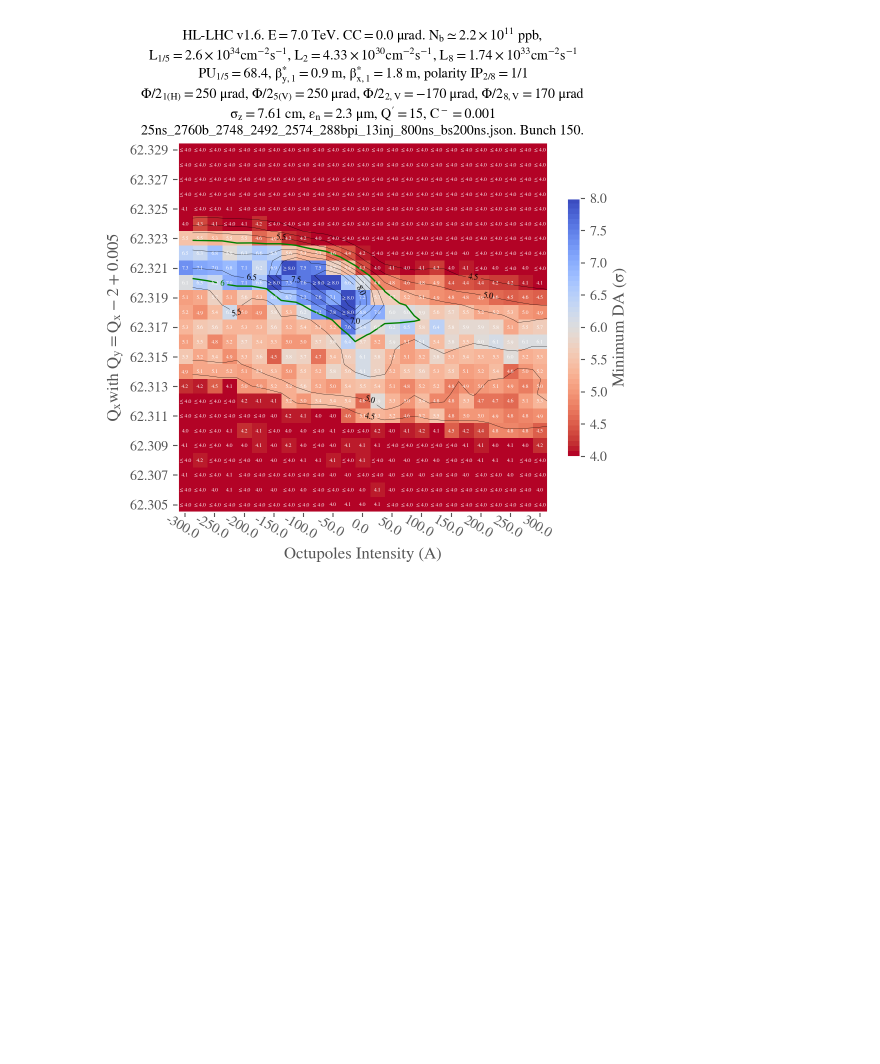
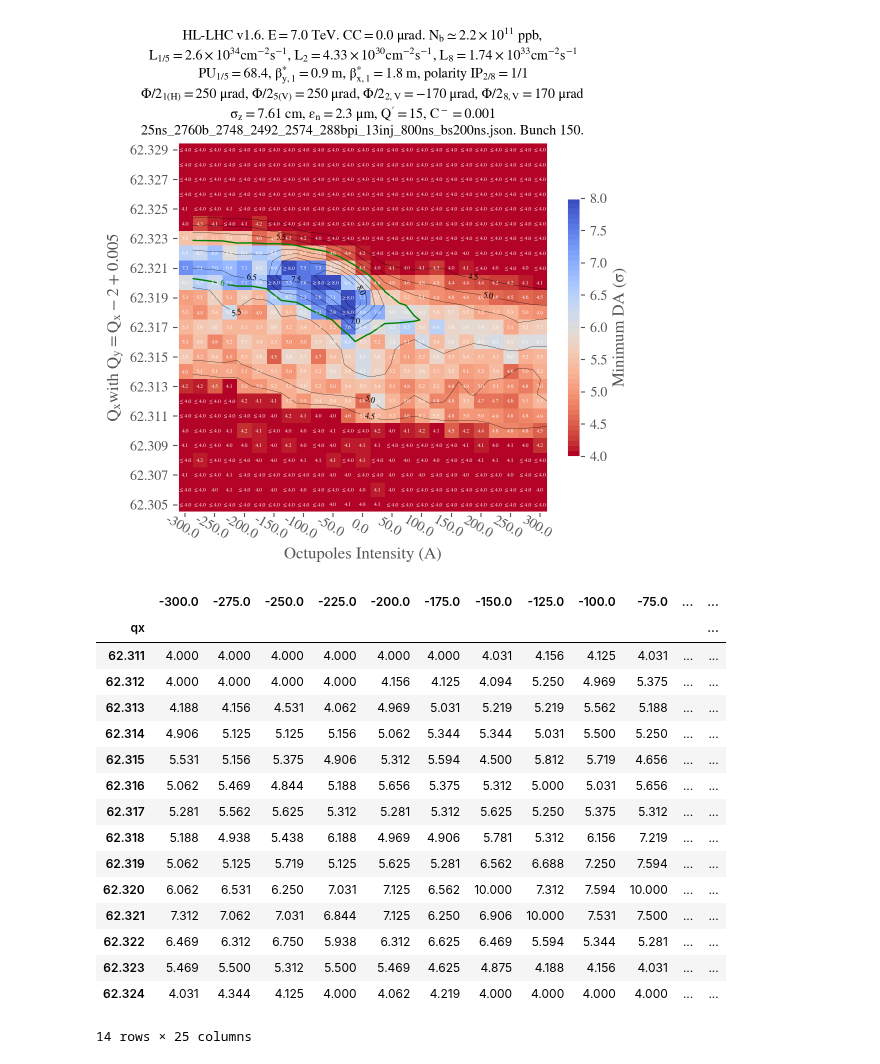
Before and after one commit to ColasDroin/DA_IPAC_2024, a Jupyter notebook: studies/analysis/analysis_oct_scan_end_of_collapse_flat.ipynb, the cells around one changed output. Saved outputs shown, nothing was run; the diff lists cells and outputs as text; code cells hidden in the pictures; blank space fills up the shorter version.

```diff
--- a/studies/analysis/analysis_oct_scan_end_of_collapse_flat.ipynb
+++ b/studies/analysis/analysis_oct_scan_end_of_collapse_flat.ipynb
@@ -95,3 +95,26 @@ analysis_functions.plot_heatmap(
 )
 # %% [output]
 [figure]
+# %%
+# Filter to only keep octupoles between 312 and 324
+df_to_plot.index = df_to_plot.index.astype(float)
+df_to_plot = df_to_plot[(df_to_plot.index >= 62.311) & (df_to_plot.index <= 62.324)]
+df_to_plot
+# %% [output]
+|  | -300.0 | -275.0 | -250.0 | -225.0 | -200.0 | -175.0 | -150.0 | -125.0 | -100.0 | -75.0 | ... | ... |
+| qx |  |  |  |  |  |  |  |  |  |  |  | ... |
+| 62.311 | 4.000 | 4.000 | 4.000 | 4.000 | 4.000 | 4.000 | 4.031 | 4.156 | 4.125 | 4.031 | ... | ... |
+| 62.312 | 4.000 | 4.000 | 4.000 | 4.000 | 4.156 | 4.125 | 4.094 | 5.250 | 4.969 | 5.375 | ... | ... |
+| 62.313 | 4.188 | 4.156 | 4.531 | 4.062 | 4.969 | 5.031 | 5.219 | 5.219 | 5.562 | 5.188 | ... | ... |
+| 62.314 | 4.906 | 5.125 | 5.125 | 5.156 | 5.062 | 5.344 | 5.344 | 5.031 | 5.500 | 5.250 | ... | ... |
+| 62.315 | 5.531 | 5.156 | 5.375 | 4.906 | 5.312 | 5.594 | 4.500 | 5.812 | 5.719 | 4.656 | ... | ... |
+| 62.316 | 5.062 | 5.469 | 4.844 | 5.188 | 5.656 | 5.375 | 5.312 | 5.000 | 5.031 | 5.656 | ... | ... |
+| 62.317 | 5.281 | 5.562 | 5.625 | 5.312 | 5.281 | 5.312 | 5.625 | 5.250 | 5.375 | 5.312 | ... | ... |
+| 62.318 | 5.188 | 4.938 | 5.438 | 6.188 | 4.969 | 4.906 | 5.781 | 5.312 | 6.156 | 7.219 | ... | ... |
+| 62.319 | 5.062 | 5.125 | 5.719 | 5.125 | 5.625 | 5.281 | 6.562 | 6.688 | 7.250 | 7.594 | ... | ... |
+| 62.320 | 6.062 | 6.531 | 6.250 | 7.031 | 7.125 | 6.562 | 10.000 | 7.312 | 7.594 | 10.000 | ... | ... |
+| 62.321 | 7.312 | 7.062 | 7.031 | 6.844 | 7.125 | 6.250 | 6.906 | 10.000 | 7.531 | 7.500 | ... | ... |
+| 62.322 | 6.469 | 6.312 | 6.750 | 5.938 | 6.312 | 6.625 | 6.469 | 5.594 | 5.344 | 5.281 | ... | ... |
+| 62.323 | 5.469 | 5.500 | 5.312 | 5.500 | 5.469 | 4.625 | 4.875 | 4.188 | 4.156 | 4.031 | ... | ... |
+| 62.324 | 4.031 | 4.344 | 4.125 | 4.000 | 4.062 | 4.219 | 4.000 | 4.000 | 4.000 | 4.000 | ... | ... |
+14 rows × 25 columns
```
Also changed, not shown: parts of 1 cell of this notebook, 27 other files.
